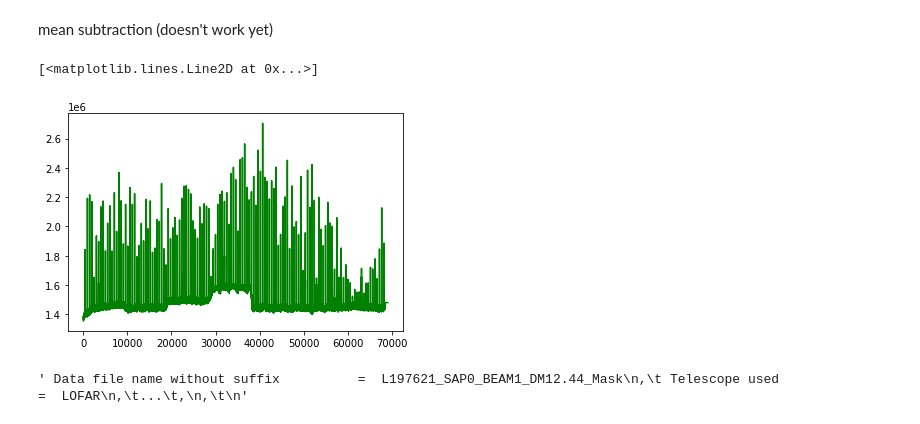
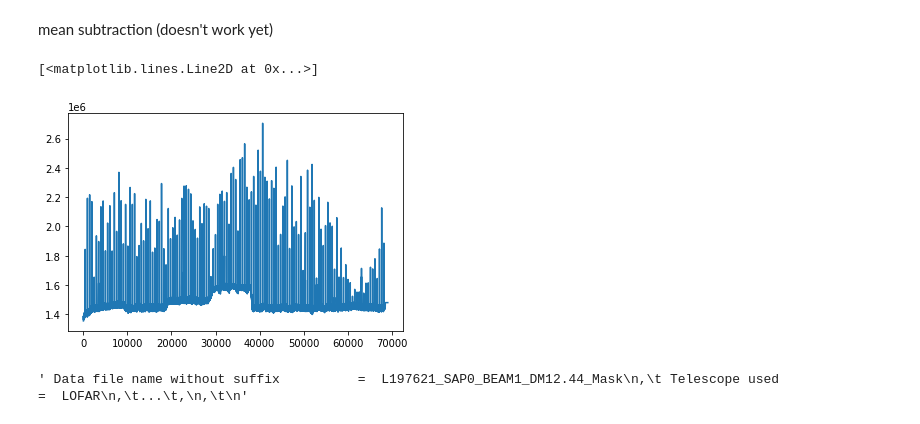
Before and after one commit to Yousousen/pulsar_analysis, a Jupyter notebook: src/script/pulsar1.ipynb, the cells around one changed output. Drawn from its saved outputs; the diff is of its cells as text; code cells hidden in the pictures.

```diff
--- a/src/script/pulsar1.ipynb
+++ b/src/script/pulsar1.ipynb
@@ -31,10 +31,10 @@ nbins = 69120
 total_time = nbins * dt
 time = [t*dt for t in np.arange(0, nbins)]
 # %%
-plt.plot(pulsar_data, color='green')
+plt.plot(pulsar_data)
 # %% [output]
 [<matplotlib.lines.Line2D at 0x...>]
-[figure, old version]
+[figure, new version]
 # %%
 metadata_path = '../../LOFAR_2e_jaars_RP_2022_voor_studenten/Data_Pulsar1/L197621_SAP0_BEAM1_DM12.44_Mask.inf'
 #metadata_path = '../../LOFAR_2e_jaars_RP_2022_voor_studenten/Data_Pulsar1/L197621_SAP0_BEAM1_DM12.44.inf'
```
Also changed, not shown: parts of 3 cells of this notebook, 10 other files.
